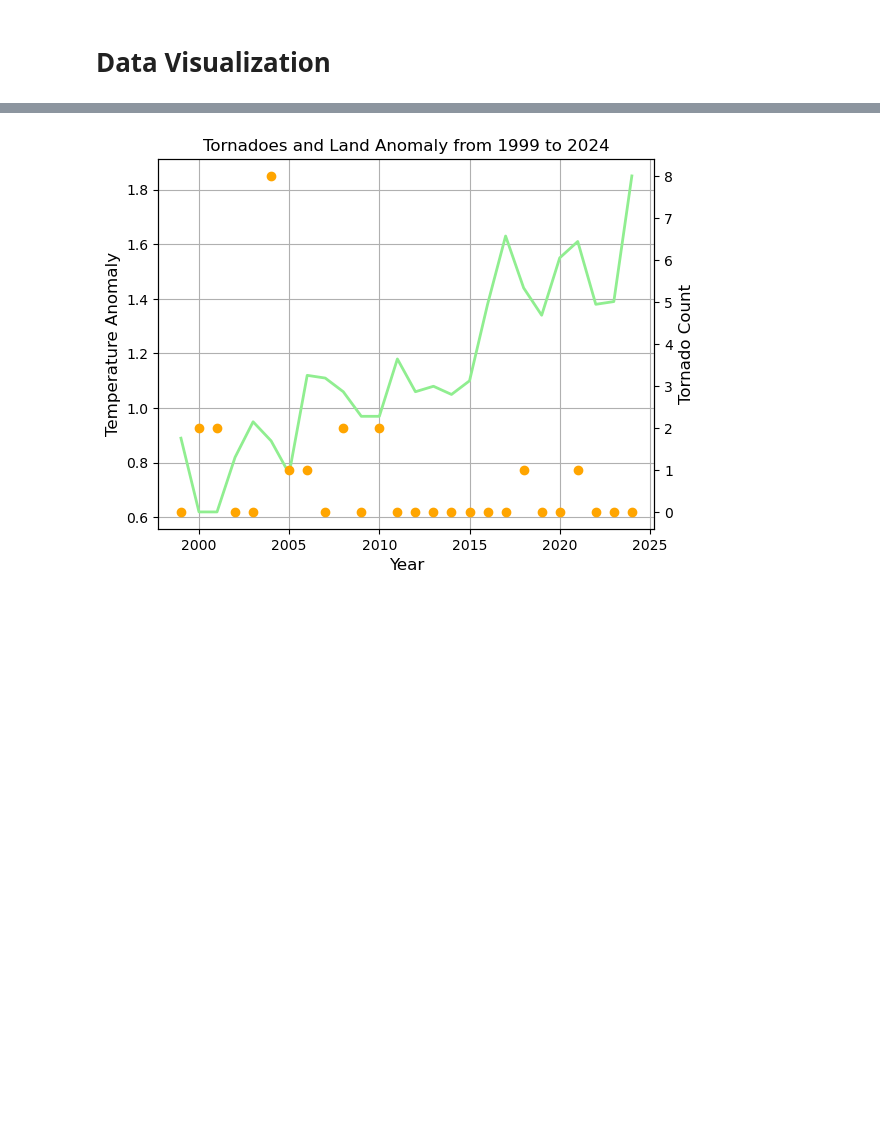
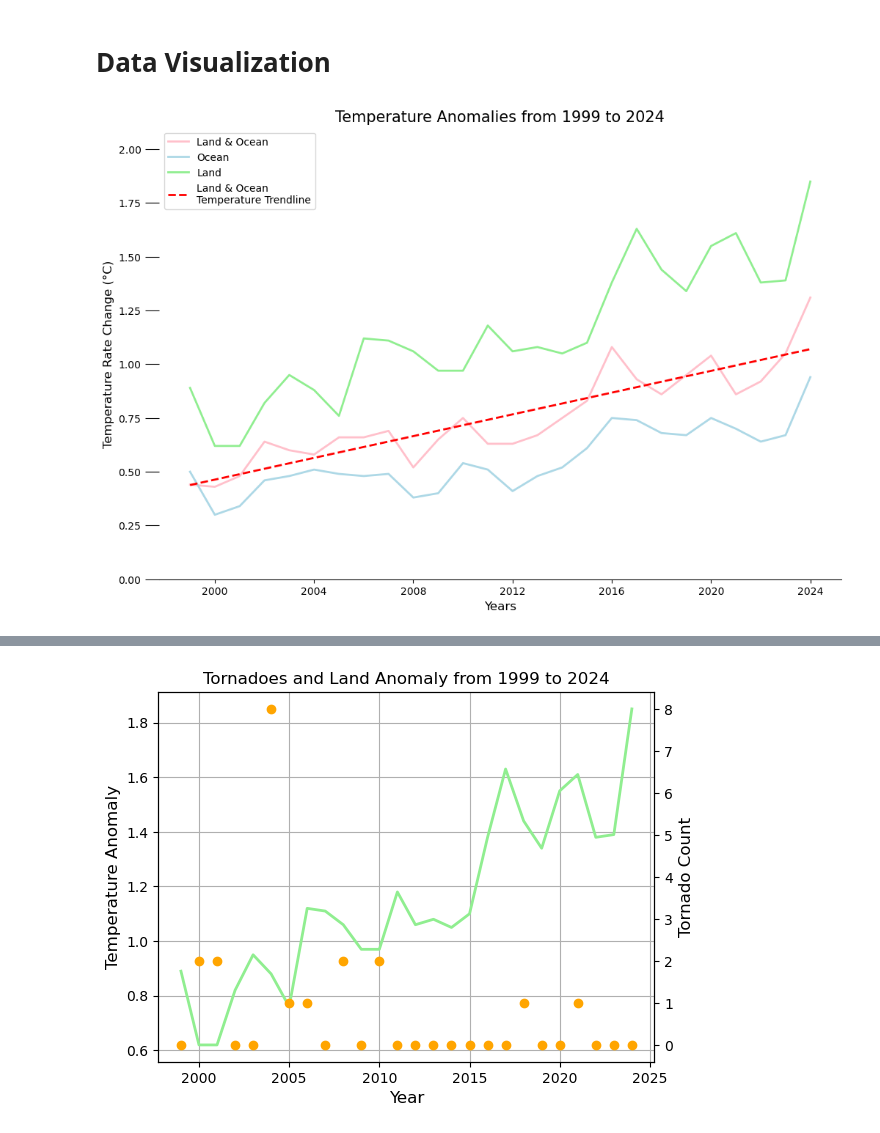
Before and after one commit to eddiexunyc/earth_temp_cyclone_data, a Jupyter notebook: DATA608_Assignment_5_Eddie_Xu.ipynb, the cells around one changed output, grey strips where cells are left out. Cells and saved outputs as stored; diff of their text form; code cells hidden in the pictures; blank space fills up the shorter version.

```diff
--- a/DATA608_Assignment_5_Eddie_Xu.ipynb
+++ b/DATA608_Assignment_5_Eddie_Xu.ipynb
@@ -102,4 +103,5 @@ land_anomalies_data = land_anomalies_data.rename(columns={'Anomaly': 'Land Anoma
 # combine all temperature change
 overall_temp_change = land_ocean_anomalies_data.merge(ocean_anomalies_data, how='left', on = 'year')
 overall_temp_change = overall_temp_change.merge(land_anomalies_data, how='left', on = 'year')
+overall_temp_change['year'] = pd.to_datetime(overall_temp_change['year'], format='%Y')
 overall_temp_change
@@ -156,6 +140,36 @@ tornado_temp_data
 cyclone_temp_data = high_risk_hurricane_count.merge(ocean_anomalies_data, how='left', on = 'year')
 # %% [markdown]
 # Data Visualization
+# %%
+# overall trend on temperature anomalies
+fig, ax1 = plt.subplots(figsize=(12, 8))
+ax1.plot(overall_temp_change['year'], overall_temp_change['Land & Ocean Anomaly'], color='pink', lw=2, label = 'Land & Ocean')
+ax1.plot(overall_temp_change['year'], overall_temp_change['Ocean Anomaly'], color='lightblue', lw=2, label = 'Ocean')
+ax1.plot(overall_temp_change['year'], overall_temp_change['Land Anomaly'], color='lightgreen', lw=2, label = 'Land')
+
+# set the trendline
+x = overall_temp_change['year']
+x_num = dates.date2num(x)
+trend = np.polyfit(x_num, overall_temp_change['Land & Ocean Anomaly'], 1)
+fit = np.poly1d(trend)
+x_fit = np.linspace(x_num.min(), x_num.max())
+plt.plot(dates.num2date(x_fit), fit(x_fit), "r--", label = 'Land & Ocean \nTemperature Trendline', lw = 2)
+
+# x and y label
+ax1.set_ylabel("Temperature Rate Change (°C)", color='black', fontsize=12)
+ax1.set_xlabel("Years", color='black', fontsize=12)
+ax1.tick_params(axis="y", labelcolor='black', size = 14)
+ax1.set_ylim(0,2.1)
+ax1.legend(bbox_to_anchor=(1.3,.47),loc='lower right', frameon=False)
+sns.despine(left= True, right = True)
+
+plt.title('Temperature Anomalies from 1999 to 2024', size = 15)
+plt.legend()
+
+plt.savefig('Temperature Change in past 25 Years.png')
+plt.show()
+# %% [output]
+[figure, added]
 # %%
 # line and bar graph on high hurricane count and temperature change
 fig = plt.figure()
```
Also changed, not shown: parts of 5 cells of this notebook, 2 other files.
